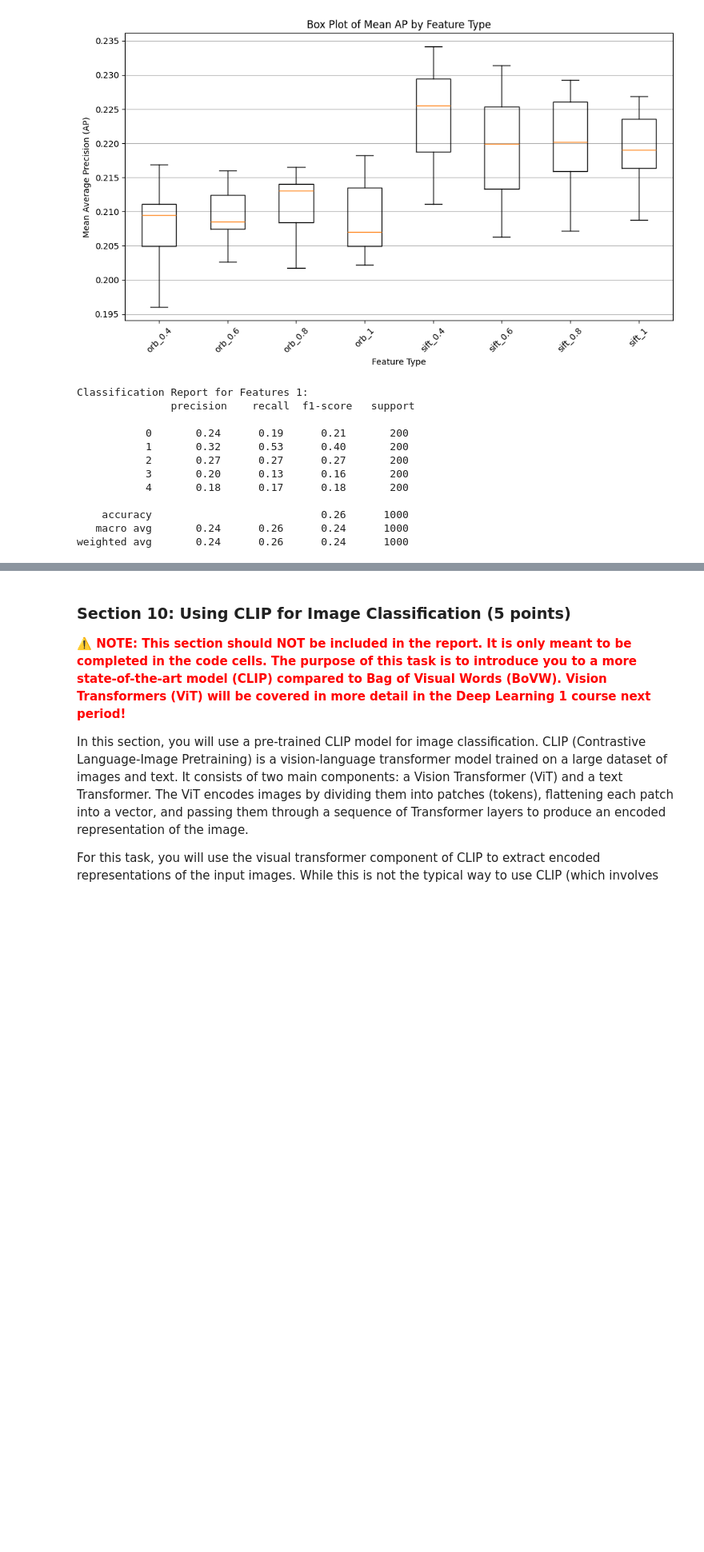
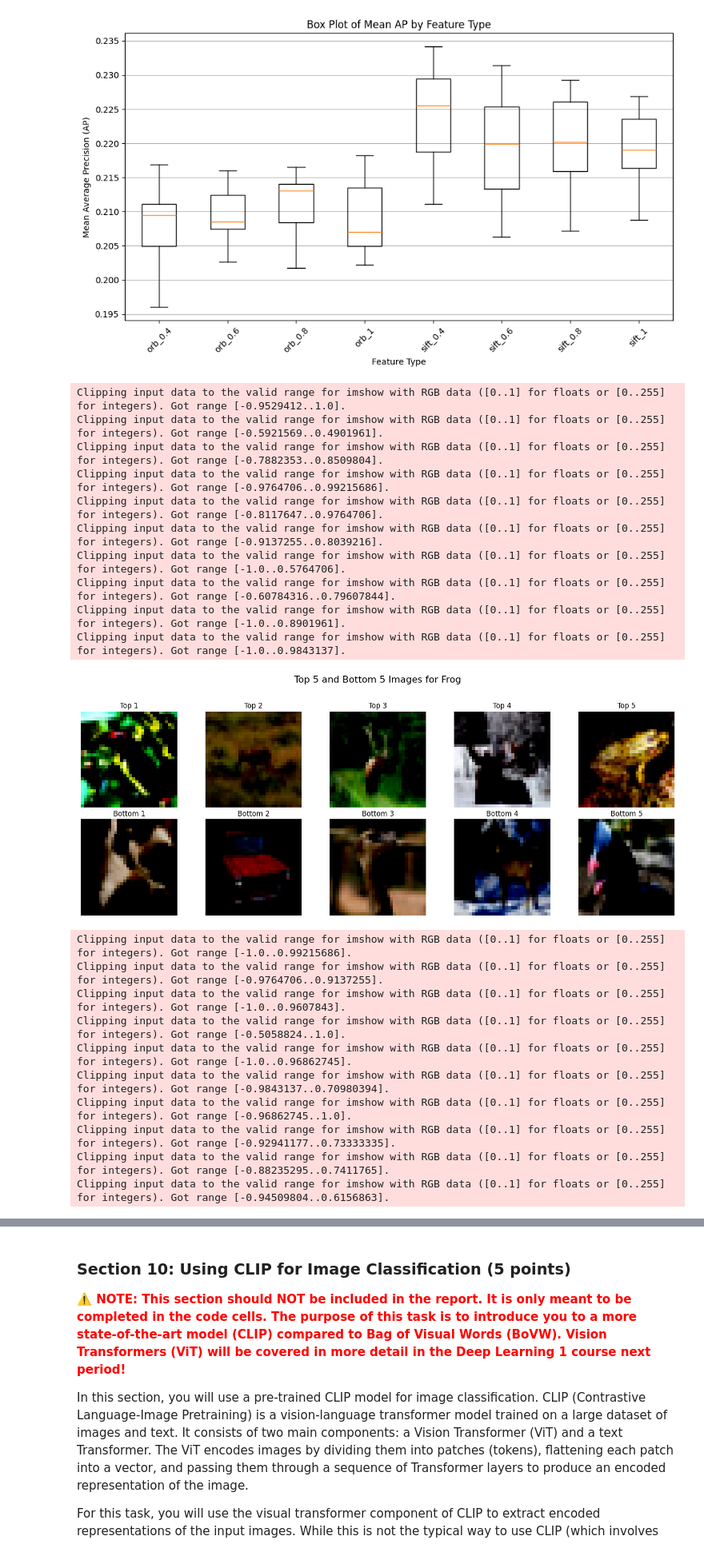
Before and after one commit to matthias-hagenauer/cv1_labs, a Jupyter notebook: cv1-lab-final-1/cv1-final-lab-part-1.ipynb, the cells around one changed output, grey strips where cells are left out. Shown at 80% size. Drawn from its saved outputs; the diff is of its cells as text; code cells hidden in the pictures; blank space fills up the shorter version.

```diff
--- a/cv1-lab-final-1/cv1-final-lab-part-1.ipynb
+++ b/cv1-lab-final-1/cv1-final-lab-part-1.ipynb
@@ -1021,22 +1007,34 @@ plt.show()
 [figure]
 # %%
 # Analysing best hyperparameter combination:
-# centroids_dict = get_centroids(train_images, [.4], visualize=False, methods=["sift"], num_centroids=500, number_iterations_kmeans=20)
-b = create_feature_vectors([img.numpy() for img in test_images], centroids_dict['sift_0.4'], method='sift')
-ovr_svm_1 = get_predictor(train_images, train_labels, centroids_dict['sift_0.4'], kernel="linear", method='sift', C=10,print_extra_test_results=False)
+class_names = ['Frog', 'Automobile', 'Bird', 'Cat', 'Deer']
+
+#centroids_dict = get_centroids(train_images, [.4], visualize=False, methods=["sift"], num_centroids=500, number_iterations_kmeans=20)
+#b = create_feature_vectors([img.numpy() for img in test_images], centroids_dict['sift_0.4'], method='sift')
+#ovr_svm_1 = get_predictor(train_images, train_labels, centroids_dict['sift_0.4'], kernel="linear", method='sift', C=10,print_extra_test_results=False)
+evaluate_ovr_svm_classifiers(ovr_svm_1, b, test_labels, class_names, test_images, plot_top_bottom_img=True)
 predictions_1 = ovr_svm_1.predict(b)
 
 print("Classification Report for Features 1:\n", classification_report(test_labels, predictions_1))
 # %% [output]
-Classification Report for Features 1:
-               precision    recall  f1-score   support
-
-           0       0.24      0.19      0.21       200
-           1       0.32      0.53      0.40       200
-           2       0.27      0.27      0.27       200
-           3       0.20      0.13      0.16       200
-           4       0.18      0.17      0.18       200
-
-    accuracy                           0.26      1000
-   macro avg       0.24      0.26      0.24      1000
-weighted avg       0.24      0.26      0.24      1000
+Clipping input data to the valid range for imshow with RGB data ([0..1] for floats or [0..255] for integers). Got range [-0.9529412..1.0].
+Clipping input data to the valid range for imshow with RGB data ([0..1] for floats or [0..255] for integers). Got range [-0.5921569..0.4901961].
+Clipping input data to the valid range for imshow with RGB data ([0..1] for floats or [0..255] for integers). Got range [-0.7882353..0.8509804].
+Clipping input data to the valid range for imshow with RGB data ([0..1] for floats or [0..255] for integers). Got range [-0.9764706..0.99215686].
+Clipping input data to the valid range for imshow with RGB data ([0..1] for floats or [0..255] for integers). Got range [-0.8117647..0.9764706].
+Clipping input data to the valid range for imshow with RGB data ([0..1] for floats or [0..255] for integers). Got range [-0.9137255..0.8039216].
+Clipping input data to the valid range for imshow with RGB data ([0..1] for floats or [0..255] for integers). Got range [-1.0..0.5764706].
+Clipping input data to the valid range for imshow with RGB data ([0..1] for floats or [0..255] for integers). Got range [-0.60784316..0.79607844].
+Clipping input data to the valid range for imshow with RGB data ([0..1] for floats or [0..255] for integers). Got range [-1.0..0.8901961].
+Clipping input data to the valid range for imshow with RGB data ([0..1] for floats or [0..255] for integers). Got range [-1.0..0.9843137].
+[figure, added]
+Clipping input data to the valid range for imshow with RGB data ([0..1] for floats or [0..255] for integers). Got range [-1.0..0.99215686].
+Clipping input data to the valid range for imshow with RGB data ([0..1] for floats or [0..255] for integers). Got range [-0.9764706..0.9137255].
+Clipping input data to the valid range for imshow with RGB data ([0..1] for floats or [0..255] for integers). Got range [-1.0..0.9607843].
+Clipping input data to the valid range for imshow with RGB data ([0..1] for floats or [0..255] for integers). Got range [-0.5058824..1.0].
+Clipping input data to the valid range for imshow with RGB data ([0..1] for floats or [0..255] for integers). Got range [-1.0..0.96862745].
+Clipping input data to the valid range for imshow with RGB data ([0..1] for floats or [0..255] for integers). Got range [-0.9843137..0.70980394].
+Clipping input data to the valid range for imshow with RGB data ([0..1] for floats or [0..255] for integers). Got range [-0.96862745..1.0].
+Clipping input data to the valid range for imshow with RGB data ([0..1] for floats or [0..255] for integers). Got range [-0.92941177..0.73333335].
+Clipping input data to the valid range for imshow with RGB data ([0..1] for floats or [0..255] for integers). Got range [-0.88235295..0.7411765].
+Clipping input data to the valid range for imshow with RGB data ([0..1] for floats or [0..255] for integers). Got range [-0.94509804..0.6156863].
```
Also changed, not shown: parts of 6 cells of this notebook.
